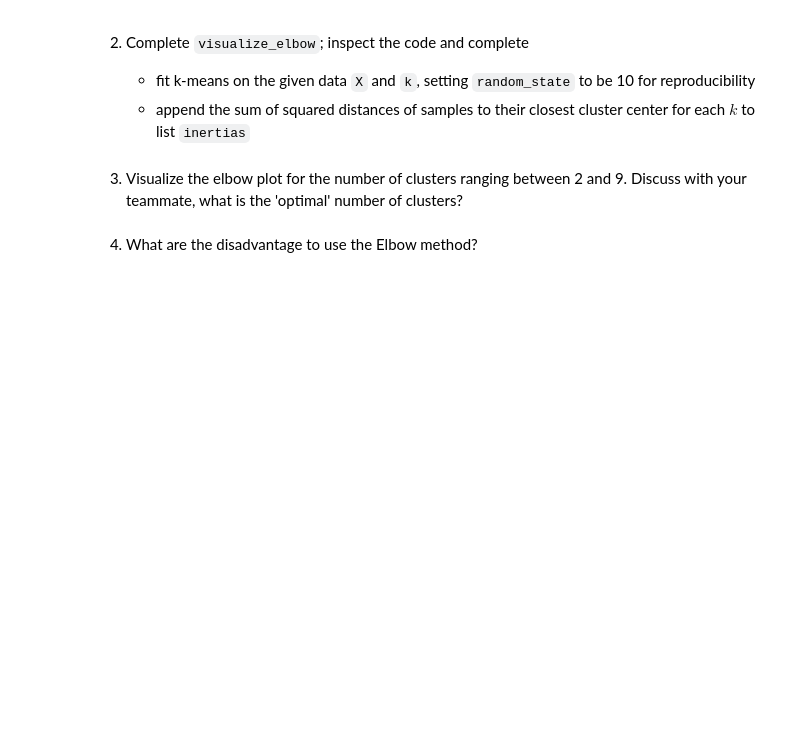
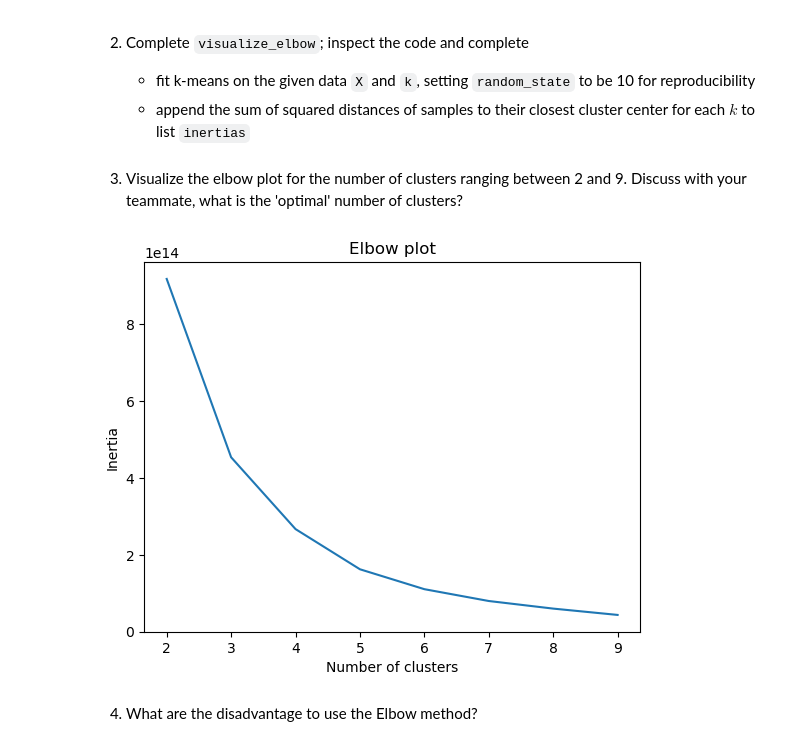
Before and after one commit to frslee/FrederickMLE-9, a Jupyter notebook: assignments/week-8-unsupervised-ML/nb/new-product-launch.ipynb, the cells around one changed output. Saved outputs shown, nothing was run; the diff lists cells and outputs as text; code cells hidden in the pictures; blank space fills up the shorter version.

```diff
--- a/assignments/week-8-unsupervised-ML/nb/new-product-launch.ipynb
+++ b/assignments/week-8-unsupervised-ML/nb/new-product-launch.ipynb
@@ -260,8 +421,8 @@ def visualize_elbow(X, ks):
     fig, ax = plt.subplots()
     inertias = []
     for k in ks:
-        # YOUR CODE HERE
-        # YOUR CODE HERE
+        kmeans = KMeans(n_clusters=k, init='k-means++', n_init=1000, random_state=10).fit(X)
+        inertias.append(kmeans.inertia_)
     plt.plot(ks, inertias)
     plt.xticks(ks)
     plt.xlabel('Number of clusters')
@@ -270,6 +431,10 @@ def visualize_elbow(X, ks):
 # %% [markdown]
 3. Visualize the elbow plot for the number of clusters ranging between 2 and 9. Discuss with your teammate, what is the 'optimal' number of clusters?
 # %%
-# YOUR CODE HERE
+# define no. of centroids to test = 'ks':
+ks = list(range(2,10))
+visualize_elbow(X, ks)
+# %% [output]
+[figure, added]
 # %% [markdown]
 4. What are the disadvantage to use the Elbow method?
```
Also changed, not shown: parts of 19 cells of this notebook.
